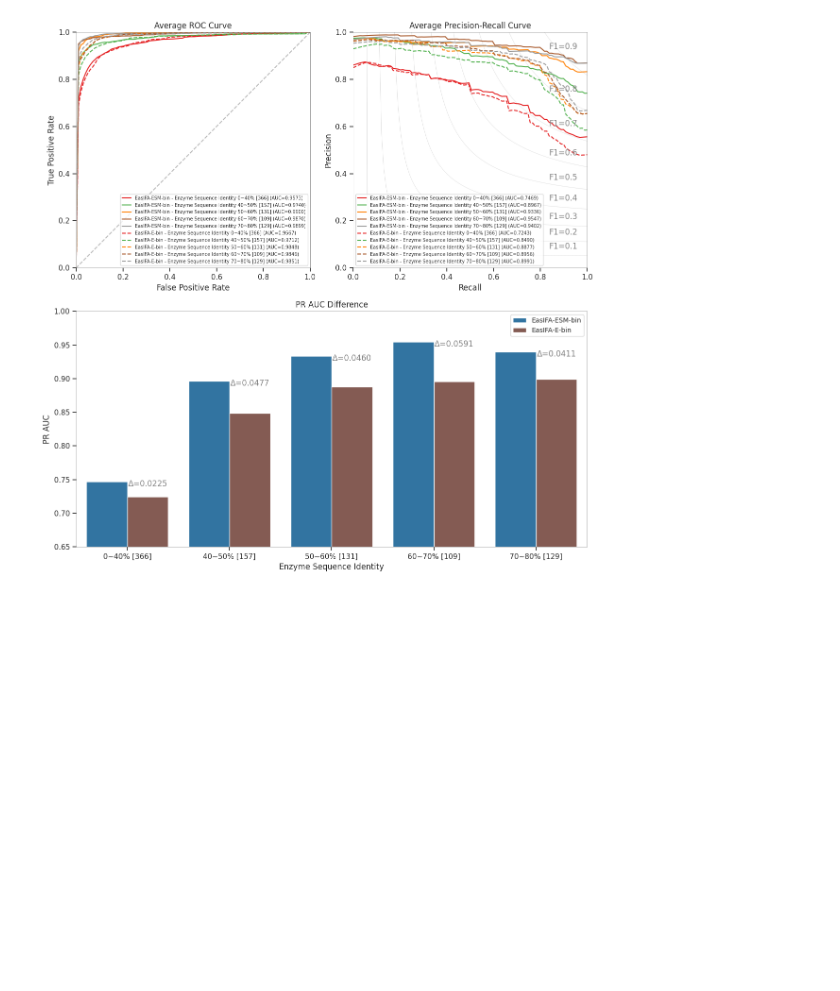
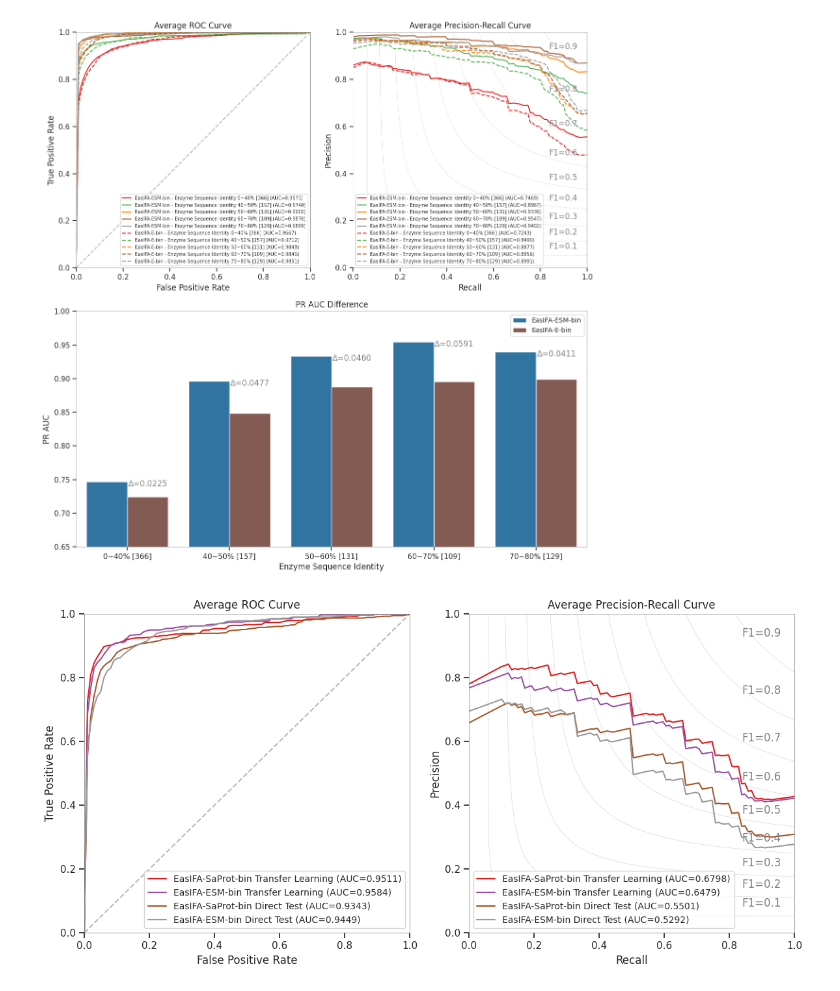
Before and after one commit to wangxr0526/EasIFA, a Jupyter notebook: script/scoring_results.ipynb, the cells around one changed output. Drawn from its saved outputs; the diff is of its cells as text; code cells hidden in the pictures; blank space fills up the shorter version.

Commit message:
release transfer learning results

```diff
--- a/script/scoring_results.ipynb
+++ b/script/scoring_results.ipynb
@@ -76,12 +76,13 @@ if include_counts:
     print(max_tmscore_range_cls)
     print(similarity_index_level_cls)
 # 读取每个模型的结果文件，并添加一个标识列
-def load_results(model_name, results_folder, results_fname, similar_df, add_cols=None):
+def load_results(model_name, results_folder, results_fname, similar_df=None, add_cols=None):
     # Read the results file
+
     df = pd.read_csv(os.path.join(results_folder, results_fname))
-    add_cols_list = score_list if add_cols is None else score_list + add_cols
-    df = pd.concat([similar_df, df[add_cols_list]], axis=1)
-
+    if similar_df is not None:
+        add_cols_list = score_list if add_cols is None else score_list + add_cols
+        df = pd.concat([similar_df, df[add_cols_list]], axis=1)
 
     # Add model name as a column
     df['model'] = model_name
@@ -767,3 +768,33 @@ plot_average_roc_pr_curves_for_ablation_reaction_branch(
 )
 # %% [output]
 [figure]
+# %%
+# %%
+transfer_learning_model_name_to_path = {
+    'EasIFA-SaProt-bin Transfer Learning': (easifa_results_path, 'transfer_learning_task_SaProt_results.csv'),
+    'EasIFA-ESM-bin Transfer Learning': (easifa_results_path, 'transfer_learning_task_results.csv'),
+    'EasIFA-SaProt-bin Direct Test': (easifa_results_path, 'direct-test-mcsa_saprot_results.csv'),
+    'EasIFA-ESM-bin Direct Test': (easifa_results_path, 'direct-test-mcsa_results.csv'),
+}
+
+transfer_learning_model_names = [
+    'EasIFA-SaProt-bin Transfer Learning',
+    'EasIFA-ESM-bin Transfer Learning',
+    'EasIFA-SaProt-bin Direct Test',
+    'EasIFA-ESM-bin Direct Test',
+
+      ]
+# %%
+# %%
+transfer_learning_results = pd.concat(
+    [
+    load_results(model_name, transfer_learning_model_name_to_path[model_name][0], transfer_learning_model_name_to_path[model_name][1])
+for model_name in transfer_learning_model_names])
+transfer_learning_results
+transfer_learning_results['ground_truth_active_label'] = transfer_learning_results.apply(lambda row:get_active_site_binary(eval(row['site_labels']), len(row['aa_sequence']), begain_zero=False), axis=1)
+# %%
+plot_average_roc_pr_curves_for_ablation_study(
+    transfer_learning_results
+)
+# %% [output]
+[figure, added]
```
Also changed, not shown: parts of 2 cells of this notebook, 3 other files.
